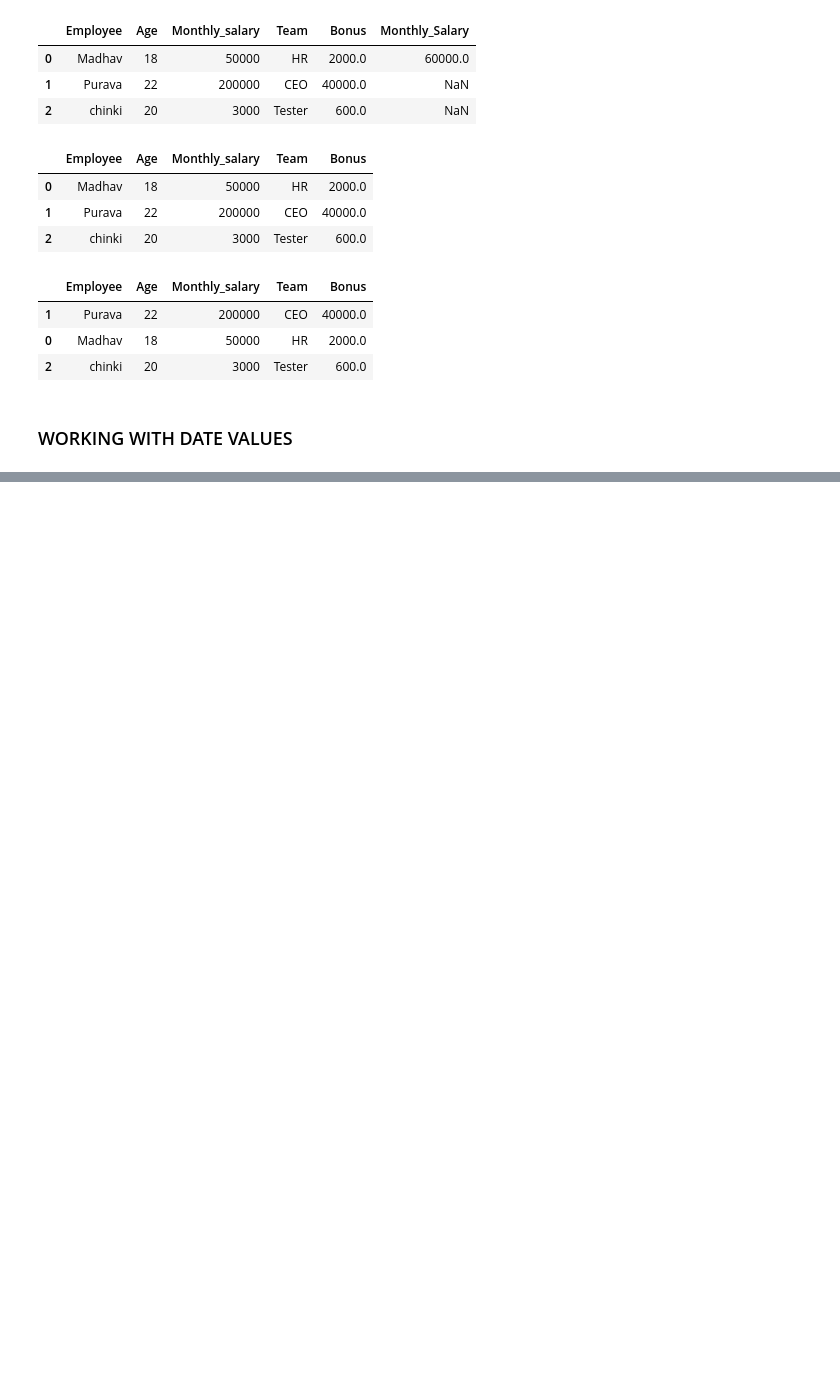
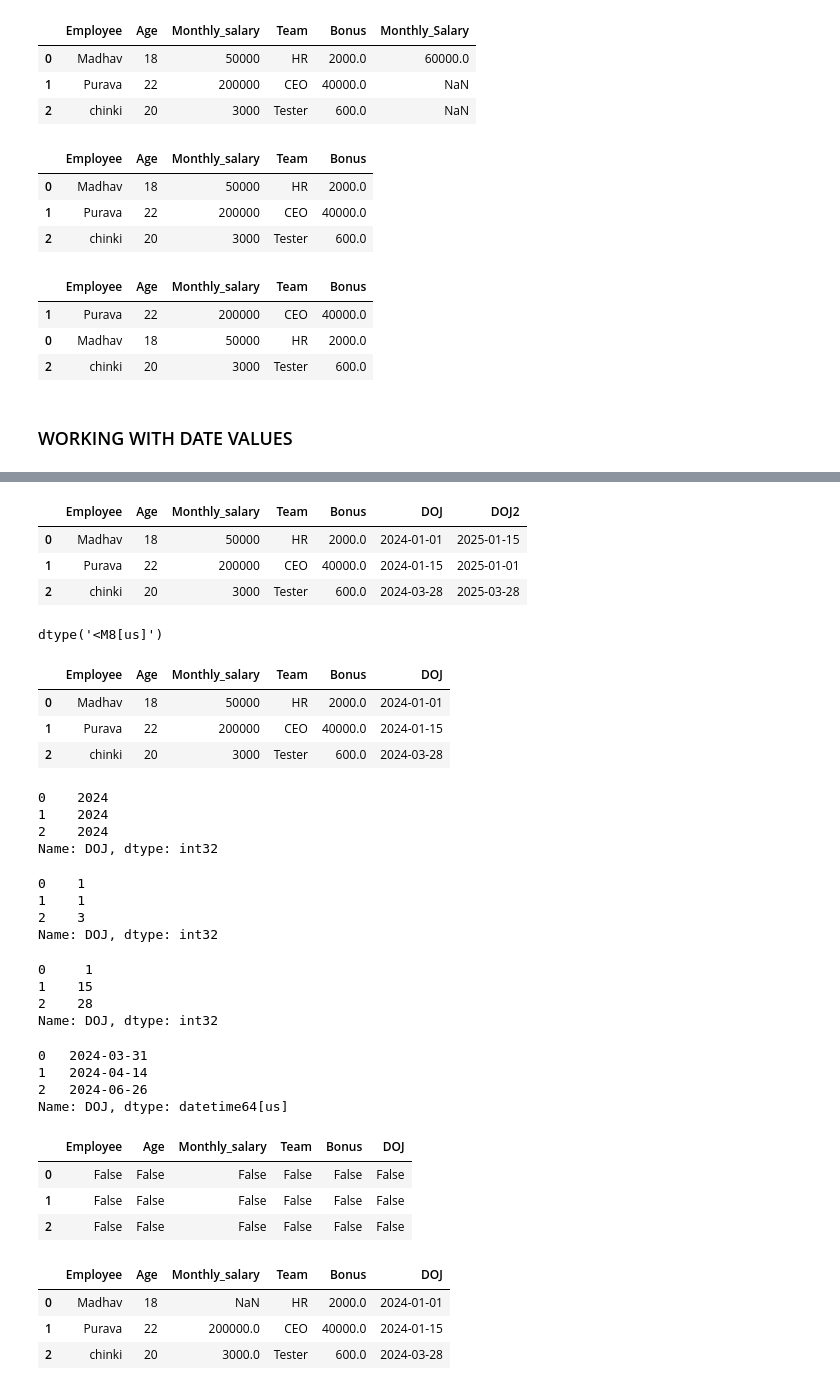
Before and after one commit to glitchivy/AIML-200-days-, a Jupyter notebook: DAY5/Pandas/video.ipynb, the cells around one changed output, grey strips where cells are left out. Drawn from its saved outputs; the diff is of its cells as text; code cells hidden in the pictures; blank space fills up the shorter version.

```diff
--- a/DAY5/Pandas/video.ipynb
+++ b/DAY5/Pandas/video.ipynb
@@ -260,0 +302,55 @@ df.sort_values('Monthly_salary',ascending=False)
+# %%
+df1
+# %% [output]
+|  | Employee | Age | Monthly_salary | Team | Bonus | DOJ | DOJ2 |
+| 0 | Madhav | 18 | 50000 | HR | 2000.0 | 2024-01-01 | 2025-01-15 |
+| 1 | Purava | 22 | 200000 | CEO | 40000.0 | 2024-01-15 | 2025-01-01 |
+| 2 | chinki | 20 | 3000 | Tester | 600.0 | 2024-03-28 | 2025-03-28 |
+# %%
+df1['DOJ2'].dtype
+# %% [output]
+dtype('<M8[us]')
+# %%
+df.drop('DOJ2',axis=1,inplace=True)
+df
+# %% [output]
+|  | Employee | Age | Monthly_salary | Team | Bonus | DOJ |
+| 0 | Madhav | 18 | 50000 | HR | 2000.0 | 2024-01-01 |
+| 1 | Purava | 22 | 200000 | CEO | 40000.0 | 2024-01-15 |
+| 2 | chinki | 20 | 3000 | Tester | 600.0 | 2024-03-28 |
+# %%
+# extract year,month,week,day
+df['DOJ'].dt.year
+# %% [output]
+0    2024
+1    2024
+2    2024
+Name: DOJ, dtype: int32
+# %%
+df['DOJ'].dt.month
+# %% [output]
+0    1
+1    1
+2    3
+Name: DOJ, dtype: int32
+# %%
+df['DOJ'].dt.day
+# %% [output]
+0     1
+1    15
+2    28
+Name: DOJ, dtype: int32
+# %%
+df['DOJ']+pd.Timedelta(days=90)
+# %% [output]
+0   2024-03-31
+1   2024-04-14
+2   2024-06-26
+Name: DOJ, dtype: datetime64[us]
+# %%
+df.isnull()
+# %% [output]
+|  | Employee | Age | Monthly_salary | Team | Bonus | DOJ |
+| 0 | False | False | False | False | False | False |
+| 1 | False | False | False | False | False | False |
+| 2 | False | False | False | False | False | False |
@@ -260,0 +361,7 @@ df.sort_values('Monthly_salary',ascending=False)
+# %%
+df
+# %% [output]
+|  | Employee | Age | Monthly_salary | Team | Bonus | DOJ |
+| 0 | Madhav | 18 | NaN | HR | 2000.0 | 2024-01-01 |
+| 1 | Purava | 22 | 200000.0 | CEO | 40000.0 | 2024-01-15 |
+| 2 | chinki | 20 | 3000.0 | Tester | 600.0 | 2024-03-28 |
```
Also changed, not shown: parts of 17 cells of this notebook.
